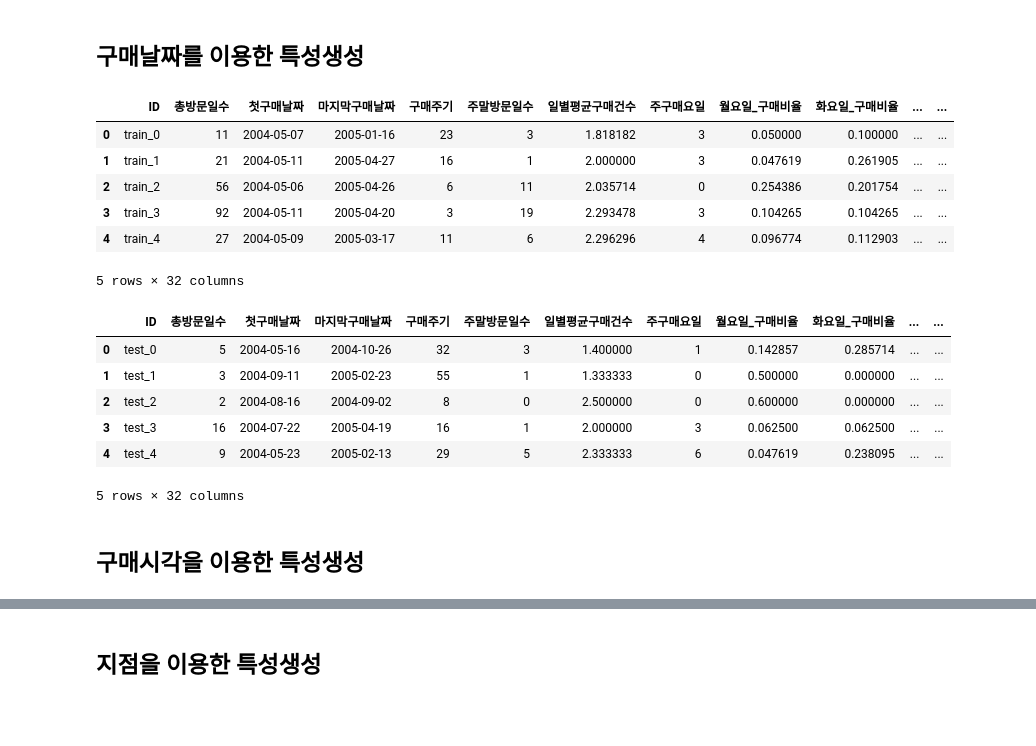
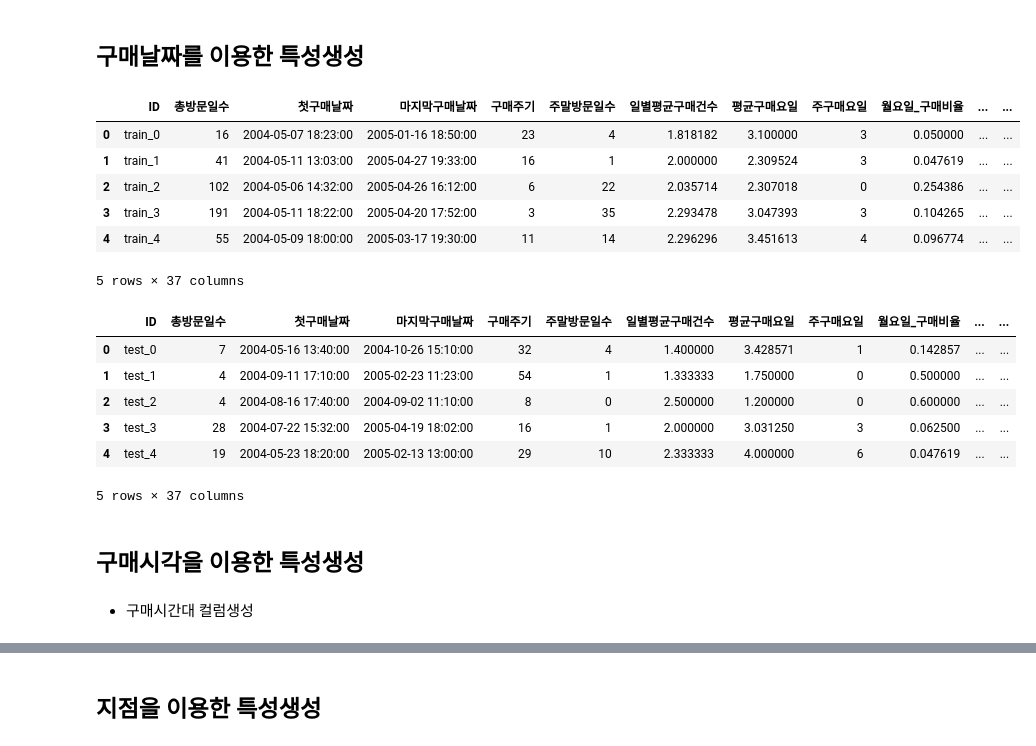
Before and after one commit to koeyhi/ms_3rd_finalproject, a Jupyter notebook: 권지혁/특성추출_베이스라인코드.ipynb, the cells around one changed output, grey strips where cells are left out. Cells and saved outputs as stored; diff of their text form; code cells hidden in the pictures; blank space fills up the shorter version.

```diff
--- a/권지혁/특성추출_베이스라인코드.ipynb
+++ b/권지혁/특성추출_베이스라인코드.ipynb
@@ -218,53 +218,53 @@ agg_list = [
 
 
     ("1월_구매비율", lambda x: np.mean(x.dt.month == 1)),
     ("2월_구매비율", lambda x: np.mean(x.dt.month == 2)),
     ("3월_구매비율", lambda x: np.mean(x.dt.month == 3)),
     ("4월_구매비율", lambda x: np.mean(x.dt.month == 4)),
     ("5월_구매비율", lambda x: np.mean(x.dt.month == 5)),
     ("6월_구매비율", lambda x: np.mean(x.dt.month == 6)),
     ("7월_구매비율", lambda x: np.mean(x.dt.month == 7)),
     ("8월_구매비율", lambda x: np.mean(x.dt.month == 8)),
     ("9월_구매비율", lambda x: np.mean(x.dt.month == 9)),
     ("10월_구매비율", lambda x: np.mean(x.dt.month == 10)),
     ("11월_구매비율", lambda x: np.mean(x.dt.month == 11)),
     ("12월_구매비율", lambda x: np.mean(x.dt.month == 12)),
     ('봄_구매비율', lambda x: np.mean(x.dt.month.isin([3,4,5]))),
     ('여름_구매비율', lambda x: np.mean(x.dt.month.isin([6,7,8]))),
     ('가을_구매비율', lambda x: np.mean(x.dt.month.isin([9,10,11]))),
     ('겨울_구매비율', lambda x: np.mean(x.dt.month.isin([1,2,12]))),
     ("거래개월수", lambda x: x.dt.date.astype(str).str[:-3].nunique()),
     ("월별평균구매건수", lambda x: x.count() / x.dt.month.nunique()),
 
 
     ("2004년_구매비율", lambda x: np.mean(x.dt.year == 2004)),
     ("2005년_구매비율", lambda x: np.mean(x.dt.year == 2005)),
     ("연도별평균구매건수", lambda x: x.count() / x.dt.year.nunique()),
 ]
 
-tmp = train_tr.groupby("ID")["구매날짜"].agg(agg_list).reset_index()
+tmp = train_tr.groupby("ID")["구매일시"].agg(agg_list).reset_index()
 train_ft = train_ft.merge(tmp, how="left", on="ID")
 train_ft.head()
 # %% [output]
-|  | ID | 총방문일수 | 첫구매날짜 | 마지막구매날짜 | 구매주기 | 주말방문일수 | 일별평균구매건수 | 주구매요일 | 월요일_구매비율 | 화요일_구매비율 | ... | ... |
-| 0 | train_0 | 11 | 2004-05-07 | 2005-01-16 | 23 | 3 | 1.818182 | 3 | 0.050000 | 0.100000 | ... | ... |
-| 1 | train_1 | 21 | 2004-05-11 | 2005-04-27 | 16 | 1 | 2.000000 | 3 | 0.047619 | 0.261905 | ... | ... |
-| 2 | train_2 | 56 | 2004-05-06 | 2005-04-26 | 6 | 11 | 2.035714 | 0 | 0.254386 | 0.201754 | ... | ... |
-| 3 | train_3 | 92 | 2004-05-11 | 2005-04-20 | 3 | 19 | 2.293478 | 3 | 0.104265 | 0.104265 | ... | ... |
-| 4 | train_4 | 27 | 2004-05-09 | 2005-03-17 | 11 | 6 | 2.296296 | 4 | 0.096774 | 0.112903 | ... | ... |
+|  | ID | 총방문일수 | 첫구매날짜 | 마지막구매날짜 | 구매주기 | 주말방문일수 | 일별평균구매건수 | 평균구매요일 | 주구매요일 | 월요일_구매비율 | ... | ... |
+| 0 | train_0 | 16 | 2004-05-07 18:23:00 | 2005-01-16 18:50:00 | 23 | 4 | 1.818182 | 3.100000 | 3 | 0.050000 | ... | ... |
+| 1 | train_1 | 41 | 2004-05-11 13:03:00 | 2005-04-27 19:33:00 | 16 | 1 | 2.000000 | 2.309524 | 3 | 0.047619 | ... | ... |
+| 2 | train_2 | 102 | 2004-05-06 14:32:00 | 2005-04-26 16:12:00 | 6 | 22 | 2.035714 | 2.307018 | 0 | 0.254386 | ... | ... |
+| 3 | train_3 | 191 | 2004-05-11 18:22:00 | 2005-04-20 17:52:00 | 3 | 35 | 2.293478 | 3.047393 | 3 | 0.104265 | ... | ... |
+| 4 | train_4 | 55 | 2004-05-09 18:00:00 | 2005-03-17 19:30:00 | 11 | 14 | 2.296296 | 3.451613 | 4 | 0.096774 | ... | ... |
-5 rows × 32 columns
+5 rows × 37 columns
 # %%
-tmp = test_tr.groupby("ID")["구매날짜"].agg(agg_list).reset_index()
+tmp = test_tr.groupby("ID")["구매일시"].agg(agg_list).reset_index()
 test_ft = test_ft.merge(tmp, how="left", on="ID")
 test_ft.head()
 # %% [output]
-|  | ID | 총방문일수 | 첫구매날짜 | 마지막구매날짜 | 구매주기 | 주말방문일수 | 일별평균구매건수 | 주구매요일 | 월요일_구매비율 | 화요일_구매비율 | ... | ... |
-| 0 | test_0 | 5 | 2004-05-16 | 2004-10-26 | 32 | 3 | 1.400000 | 1 | 0.142857 | 0.285714 | ... | ... |
-| 1 | test_1 | 3 | 2004-09-11 | 2005-02-23 | 55 | 1 | 1.333333 | 0 | 0.500000 | 0.000000 | ... | ... |
-| 2 | test_2 | 2 | 2004-08-16 | 2004-09-02 | 8 | 0 | 2.500000 | 0 | 0.600000 | 0.000000 | ... | ... |
-| 3 | test_3 | 16 | 2004-07-22 | 2005-04-19 | 16 | 1 | 2.000000 | 3 | 0.062500 | 0.062500 | ... | ... |
-| 4 | test_4 | 9 | 2004-05-23 | 2005-02-13 | 29 | 5 | 2.333333 | 6 | 0.047619 | 0.238095 | ... | ... |
+|  | ID | 총방문일수 | 첫구매날짜 | 마지막구매날짜 | 구매주기 | 주말방문일수 | 일별평균구매건수 | 평균구매요일 | 주구매요일 | 월요일_구매비율 | ... | ... |
+| 0 | test_0 | 7 | 2004-05-16 13:40:00 | 2004-10-26 15:10:00 | 32 | 4 | 1.400000 | 3.428571 | 1 | 0.142857 | ... | ... |
+| 1 | test_1 | 4 | 2004-09-11 17:10:00 | 2005-02-23 11:23:00 | 54 | 1 | 1.333333 | 1.750000 | 0 | 0.500000 | ... | ... |
+| 2 | test_2 | 4 | 2004-08-16 17:40:00 | 2004-09-02 11:10:00 | 8 | 0 | 2.500000 | 1.200000 | 0 | 0.600000 | ... | ... |
+| 3 | test_3 | 28 | 2004-07-22 15:32:00 | 2005-04-19 18:02:00 | 16 | 1 | 2.000000 | 3.031250 | 3 | 0.062500 | ... | ... |
+| 4 | test_4 | 19 | 2004-05-23 18:20:00 | 2005-02-13 13:00:00 | 29 | 10 | 2.333333 | 4.000000 | 6 | 0.047619 | ... | ... |
-5 rows × 32 columns
+5 rows × 37 columns
 # %%
 train_ft.to_csv(f"{DATA_PATH}train_tmp.csv",index=False)
 test_ft.to_csv(f"{DATA_PATH}test_tmp.csv",index=False)
@@ -309,3 +309,5 @@ test_ft = pd.read_csv(f"{DATA_PATH}test_tmp.csv")
 
 # test_ft = test_ft.merge(test_tmp, 'left', 'ID')
 # test_ft.head()
+# %% [markdown]
+- 구매시간대 컬럼생성
```
Also changed, not shown: parts of 18 cells of this notebook.
